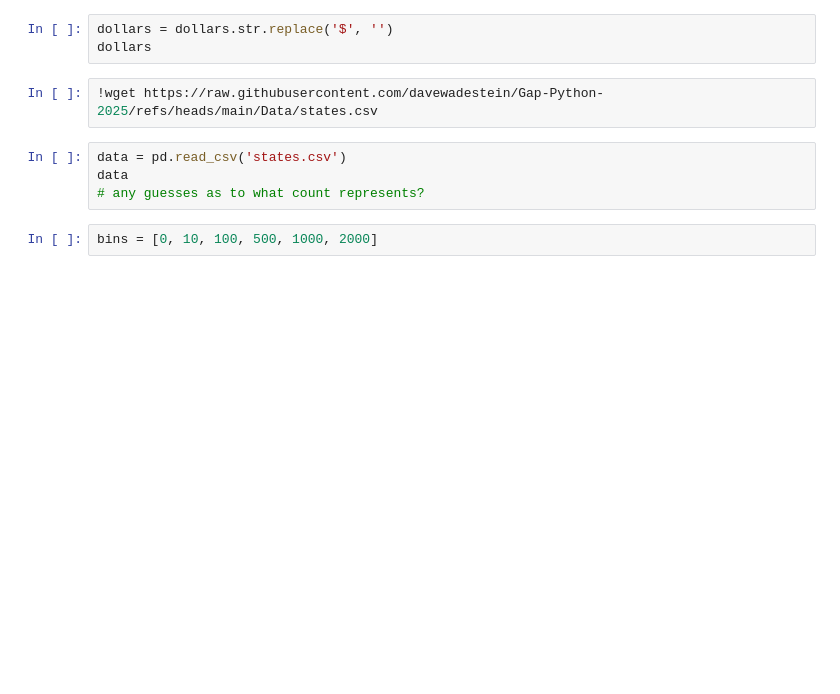
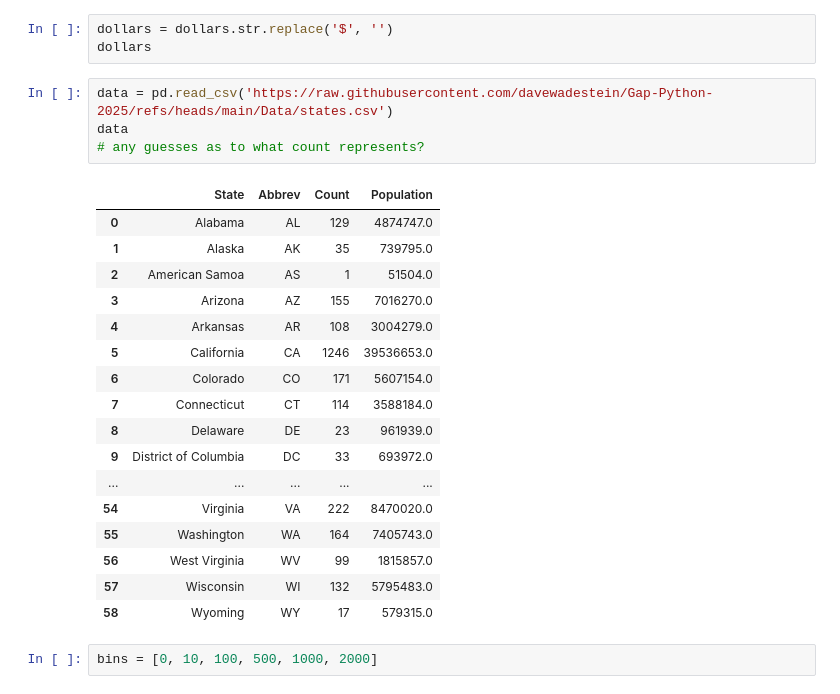
Before and after one commit to davewadestein/Gap-Python-2025, a Jupyter notebook: Demo/Demo_How_to_Handle_Missing_Data.ipynb, the cells around one changed output. Cells and saved outputs as stored; diff of their text form; blank space fills up the shorter version.

```diff
--- a/Demo/Demo_How_to_Handle_Missing_Data.ipynb
+++ b/Demo/Demo_How_to_Handle_Missing_Data.ipynb
@@ -82,11 +82,27 @@ dollars
 dollars = dollars.str.replace('$', '')
 dollars
 # %%
-!wget https://raw.githubusercontent.com/davewadestein/Gap-Python-2025/refs/heads/main/Data/states.csv
+data = pd.read_csv('https://raw.githubusercontent.com/davewadestein/Gap-Python-2025/refs/heads/main/Data/states.csv')
+data
+# any guesses as to what count represents?
+# %% [output]
+|  | State | Abbrev | Count | Population |
+| 0 | Alabama | AL | 129 | 4874747.0 |
+| 1 | Alaska | AK | 35 | 739795.0 |
+| 2 | American Samoa | AS | 1 | 51504.0 |
+| 3 | Arizona | AZ | 155 | 7016270.0 |
+| 4 | Arkansas | AR | 108 | 3004279.0 |
+| 5 | California | CA | 1246 | 39536653.0 |
+| 6 | Colorado | CO | 171 | 5607154.0 |
+| 7 | Connecticut | CT | 114 | 3588184.0 |
+| 8 | Delaware | DE | 23 | 961939.0 |
+| 9 | District of Columbia | DC | 33 | 693972.0 |
+| ... | ... | ... | ... | ... |
+| 54 | Virginia | VA | 222 | 8470020.0 |
+| 55 | Washington | WA | 164 | 7405743.0 |
+| 56 | West Virginia | WV | 99 | 1815857.0 |
+| 57 | Wisconsin | WI | 132 | 5795483.0 |
+| 58 | Wyoming | WY | 17 | 579315.0 |
-# %%
-data = pd.read_csv('states.csv')
-data
-# any guesses as to what count represents?
 # %%
 bins = [0, 10, 100, 500, 1000, 2000]
 # %%
```
